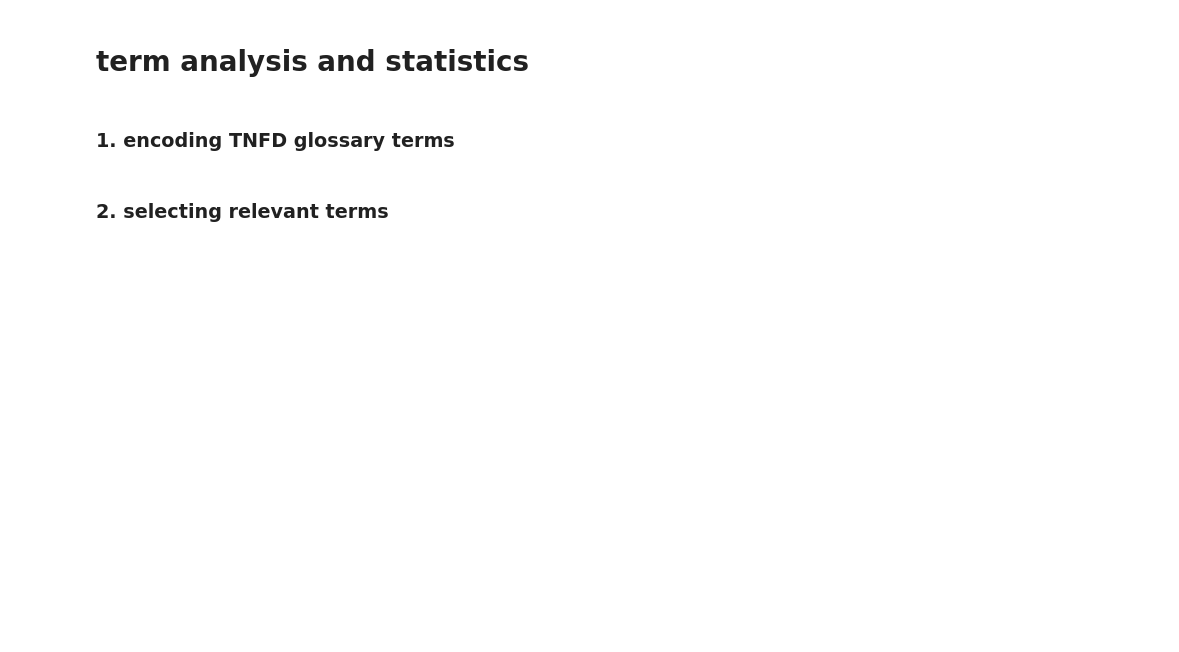
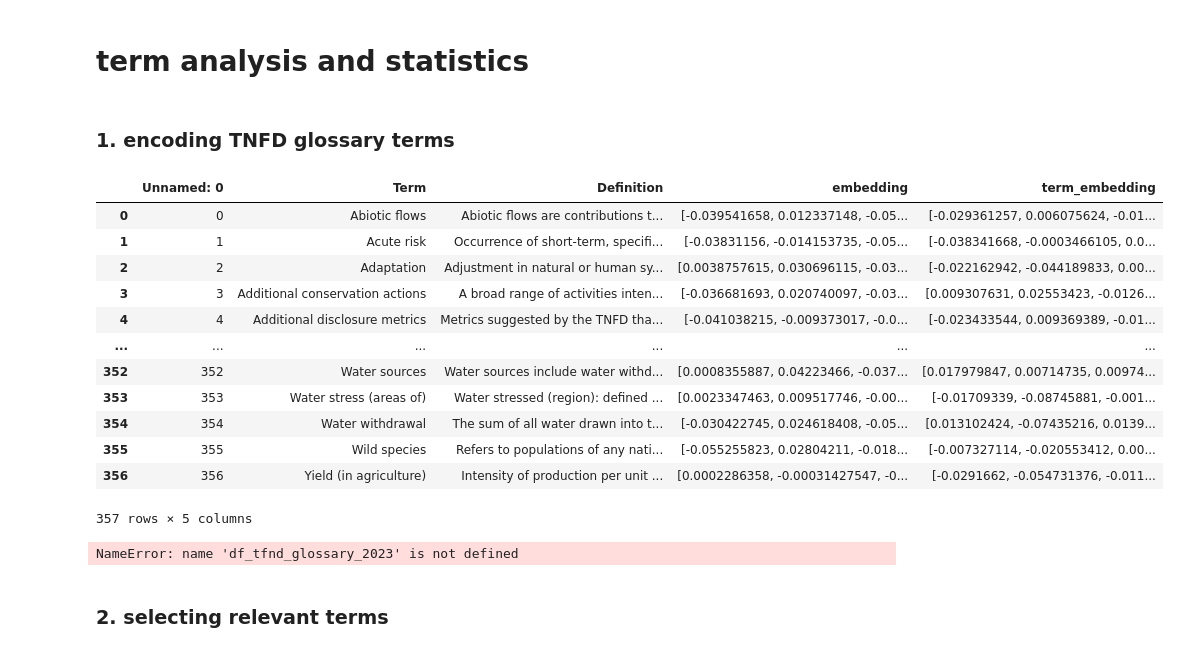
Before and after one commit to jkammering97/neo4j_repository, a Jupyter notebook: biodiversity_term_analysis.ipynb, the cells around one changed output. Drawn from its saved outputs; the diff is of its cells as text; code cells hidden in the pictures; blank space fills up the shorter version.

```diff
--- a/biodiversity_term_analysis.ipynb
+++ b/biodiversity_term_analysis.ipynb
@@ -7,10 +7,29 @@ from sentence_transformers import SentenceTransformer
 import pandas as pd
 import numpy as np
 # %%
-model = SentenceTransformer('all-mpnet-base-v2', device='cpu')
-df_tfnd_glossary_2023["embedding"] = df_tfnd_glossary_2023["Definition"].apply(lambda term: model.encode(term, convert_to_numpy=True))
+# model = SentenceTransformer('all-mpnet-base-v2', device='cpu')
+model = SentenceTransformer('BAAI/bge-m3', device='cpu')
+df_tfnd_glossary_2023["term_embedding"] = df_tfnd_glossary_2023["Definition"].apply(lambda term: model.encode(term, convert_to_numpy=True))
+# %%
+df_tfnd_glossary_2023
+# %% [output]
+|  | Unnamed: 0 | Term | Definition | embedding | term_embedding |
+| 0 | 0 | Abiotic flows | Abiotic flows are contributions t... | [-0.039541658, 0.012337148, -0.05... | [-0.029361257, 0.006075624, -0.01... |
+| 1 | 1 | Acute risk | Occurrence of short-term, specifi... | [-0.03831156, -0.014153735, -0.05... | [-0.038341668, -0.0003466105, 0.0... |
+| 2 | 2 | Adaptation | Adjustment in natural or human sy... | [0.0038757615, 0.030696115, -0.03... | [-0.022162942, -0.044189833, 0.00... |
+| 3 | 3 | Additional conservation actions | A broad range of activities inten... | [-0.036681693, 0.020740097, -0.03... | [0.009307631, 0.02553423, -0.0126... |
+| 4 | 4 | Additional disclosure metrics | Metrics suggested by the TNFD tha... | [-0.041038215, -0.009373017, -0.0... | [-0.023433544, 0.009369389, -0.01... |
+| ... | ... | ... | ... | ... | ... |
+| 352 | 352 | Water sources | Water sources include water withd... | [0.0008355887, 0.04223466, -0.037... | [0.017979847, 0.00714735, 0.00974... |
+| 353 | 353 | Water stress (areas of) | Water stressed (region): defined ... | [0.0023347463, 0.009517746, -0.00... | [-0.01709339, -0.08745881, -0.001... |
+| 354 | 354 | Water withdrawal | The sum of all water drawn into t... | [-0.030422745, 0.024618408, -0.05... | [0.013102424, -0.07435216, 0.0139... |
+| 355 | 355 | Wild species | Refers to populations of any nati... | [-0.055255823, 0.02804211, -0.018... | [-0.007327114, -0.020553412, 0.00... |
+| 356 | 356 | Yield (in agriculture) | Intensity of production per unit ... | [0.0002286358, -0.00031427547, -0... | [-0.0291662, -0.054731376, -0.011... |
+357 rows × 5 columns
 # %%
 df_tfnd_glossary_2023.to_json("data/df_tfnd_glossary_2023_embedded.json", orient="records")
+# %% [output]
+NameError: name 'df_tfnd_glossary_2023' is not defined
 # %%
 df_tfnd_glossary_2023 = pd.read_json("data/df_tfnd_glossary_2023_embedded.json", orient="records")
 df_tfnd_glossary_2023["term_embedding"] = df_tfnd_glossary_2023["embedding"].apply(lambda x: np.array(x, dtype=np.float32))
```
Also changed, not shown: parts of 48 cells of this notebook, 2 other files.
